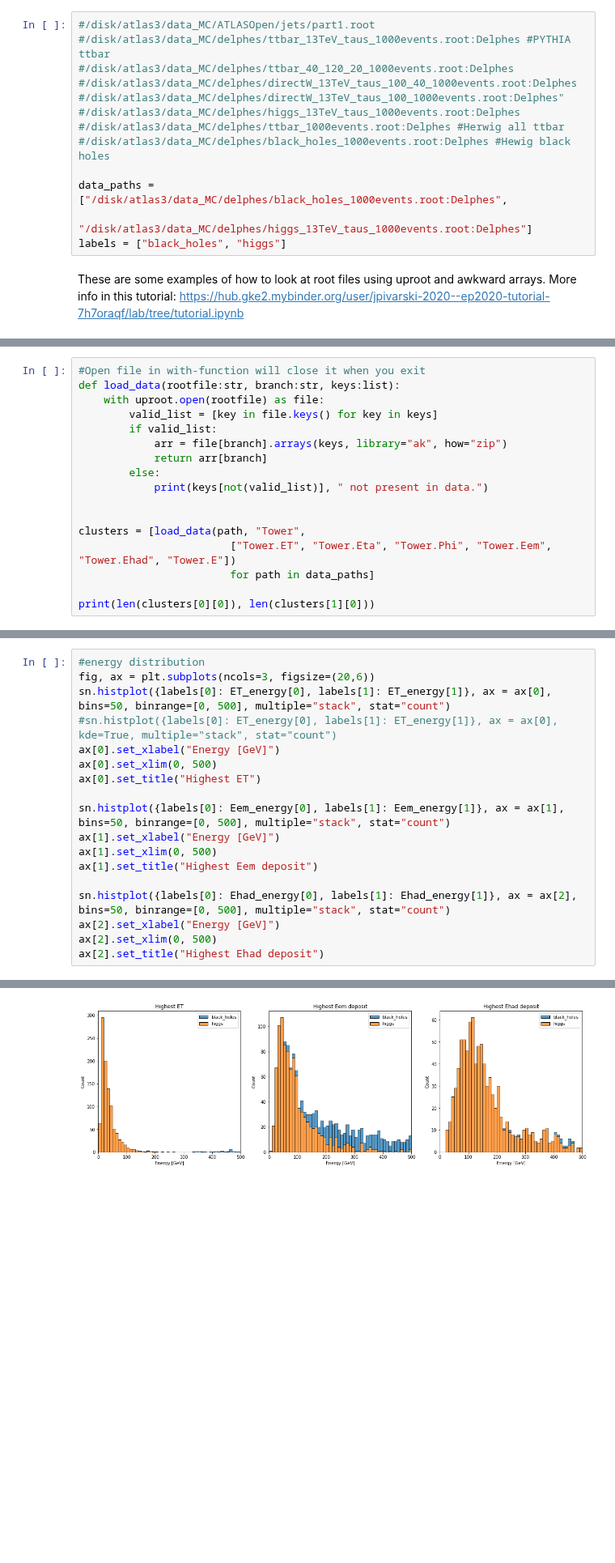
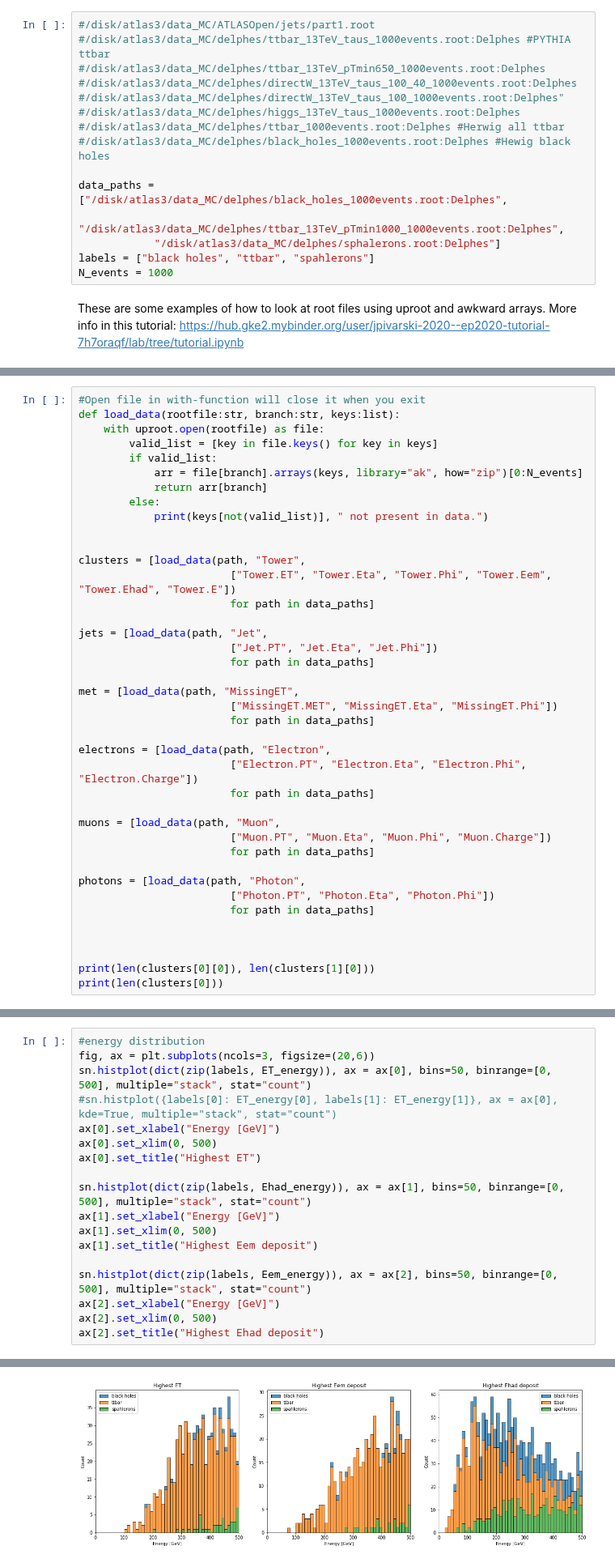
Before and after one commit to choisant/imcalML, a Jupyter notebook: notebooks/analyze_delphes_file.ipynb, the cells around one changed output, grey strips where cells are left out. Shown at 81% size. Saved outputs shown, nothing was run; the diff lists cells and outputs as text; blank space fills up the shorter version.

```diff
--- a/notebooks/analyze_delphes_file.ipynb
+++ b/notebooks/analyze_delphes_file.ipynb
@@ -9,7 +9,7 @@ from fast_histogram import histogram2d
 # %%
 #/disk/atlas3/data_MC/ATLASOpen/jets/part1.root
 #/disk/atlas3/data_MC/delphes/ttbar_13TeV_taus_1000events.root:Delphes #PYTHIA ttbar
-#/disk/atlas3/data_MC/delphes/ttbar_40_120_20_1000events.root:Delphes
+#/disk/atlas3/data_MC/delphes/ttbar_13TeV_pTmin650_1000events.root:Delphes
 #/disk/atlas3/data_MC/delphes/directW_13TeV_taus_100_40_1000events.root:Delphes
 #/disk/atlas3/data_MC/delphes/directW_13TeV_taus_100_1000events.root:Delphes"
 #/disk/atlas3/data_MC/delphes/higgs_13TeV_taus_1000events.root:Delphes
@@ -17,8 +17,10 @@ from fast_histogram import histogram2d
 #/disk/atlas3/data_MC/delphes/black_holes_1000events.root:Delphes #Hewig black holes
 
 data_paths = ["/disk/atlas3/data_MC/delphes/black_holes_1000events.root:Delphes",
-            "/disk/atlas3/data_MC/delphes/higgs_13TeV_taus_1000events.root:Delphes"]
-labels = ["black_holes", "higgs"]
+            "/disk/atlas3/data_MC/delphes/ttbar_13TeV_pTmin1000_1000events.root:Delphes",
+            "/disk/atlas3/data_MC/delphes/sphalerons.root:Delphes"]
+labels = ["black holes", "ttbar", "spahlerons"]
+N_events = 1000
 # %% [markdown]
 These are some examples of how to look at root files using uproot and awkward arrays. More info in this tutorial:
 https://hub.gke2.mybinder.org/user/jpivarski-2020--ep2020-tutorial-7h7oraqf/lab/tree/tutorial.ipynb
@@ -67,7 +69,7 @@ def load_data(rootfile:str, branch:str, keys:list):
     with uproot.open(rootfile) as file:
         valid_list = [key in file.keys() for key in keys]
         if valid_list:
-            arr = file[branch].arrays(keys, library="ak", how="zip")
+            arr = file[branch].arrays(keys, library="ak", how="zip")[0:N_events]
             return arr[branch]
         else:
             print(keys[not(valid_list)], " not present in data.")
@@ -77,5 +79,28 @@ clusters = [load_data(path, "Tower",
                         ["Tower.ET", "Tower.Eta", "Tower.Phi", "Tower.Eem", "Tower.Ehad", "Tower.E"])
                         for path in data_paths]
 
+jets = [load_data(path, "Jet",
+                        ["Jet.PT", "Jet.Eta", "Jet.Phi"])
+                        for path in data_paths]
+
+met = [load_data(path, "MissingET",
+                        ["MissingET.MET", "MissingET.Eta", "MissingET.Phi"])
+                        for path in data_paths]
+
+electrons = [load_data(path, "Electron",
+                        ["Electron.PT", "Electron.Eta", "Electron.Phi", "Electron.Charge"])
+                        for path in data_paths]
+
+muons = [load_data(path, "Muon",
+                        ["Muon.PT", "Muon.Eta", "Muon.Phi", "Muon.Charge"])
+                        for path in data_paths]
+
+photons = [load_data(path, "Photon",
+                        ["Photon.PT", "Photon.Eta", "Photon.Phi"])
+                        for path in data_paths]
+
+
+
 print(len(clusters[0][0]), len(clusters[1][0]))
+print(len(clusters[0]))
 # %% [output]
@@ -152,24 +279,24 @@ Text(0.5, 1.0, 'Highest Ehad phi position')
 # %%
 #energy distribution
 fig, ax = plt.subplots(ncols=3, figsize=(20,6))
-sn.histplot({labels[0]: ET_energy[0], labels[1]: ET_energy[1]}, ax = ax[0], bins=50, binrange=[0, 500], multiple="stack", stat="count")
+sn.histplot(dict(zip(labels, ET_energy)), ax = ax[0], bins=50, binrange=[0, 500], multiple="stack", stat="count")
 #sn.histplot({labels[0]: ET_energy[0], labels[1]: ET_energy[1]}, ax = ax[0], kde=True, multiple="stack", stat="count")
 ax[0].set_xlabel("Energy [GeV]")
 ax[0].set_xlim(0, 500)
 ax[0].set_title("Highest ET")
 
-sn.histplot({labels[0]: Eem_energy[0], labels[1]: Eem_energy[1]}, ax = ax[1], bins=50, binrange=[0, 500], multiple="stack", stat="count")
+sn.histplot(dict(zip(labels, Ehad_energy)), ax = ax[1], bins=50, binrange=[0, 500], multiple="stack", stat="count")
 ax[1].set_xlabel("Energy [GeV]")
 ax[1].set_xlim(0, 500)
 ax[1].set_title("Highest Eem deposit")
 
-sn.histplot({labels[0]: Ehad_energy[0], labels[1]: Ehad_energy[1]}, ax = ax[2], bins=50, binrange=[0, 500], multiple="stack", stat="count")
+sn.histplot(dict(zip(labels, Eem_energy)), ax = ax[2], bins=50, binrange=[0, 500], multiple="stack", stat="count")
 ax[2].set_xlabel("Energy [GeV]")
 ax[2].set_xlim(0, 500)
 ax[2].set_title("Highest Ehad deposit")
 # %% [output]
 Text(0.5, 1.0, 'Highest Ehad deposit')
-[figure, old version]
+[figure, new version]
 # %%
 #energy distribution
 fig, ax = plt.subplots(ncols=3, figsize=(20,6))
```
Also changed, not shown: parts of 22 cells of this notebook.
